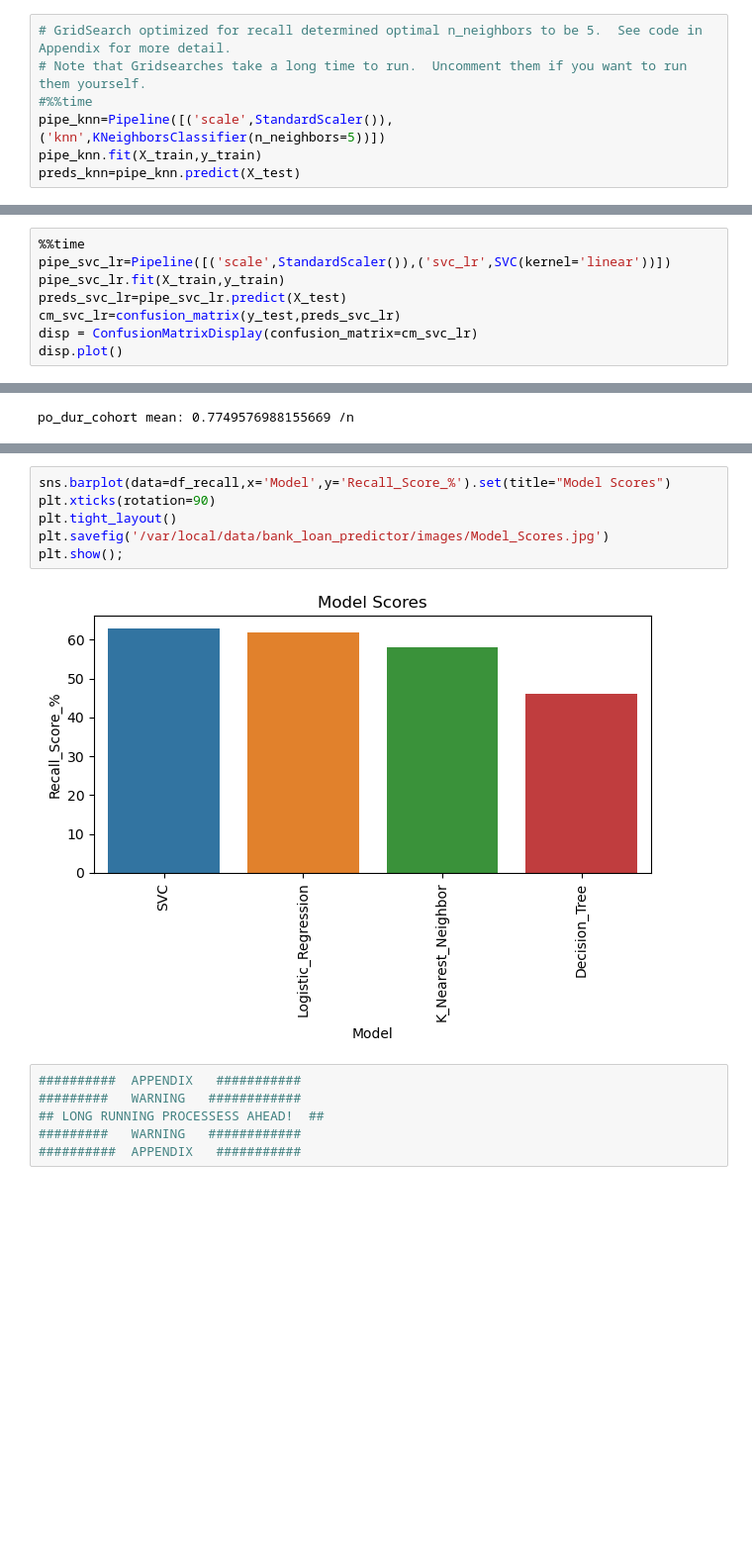
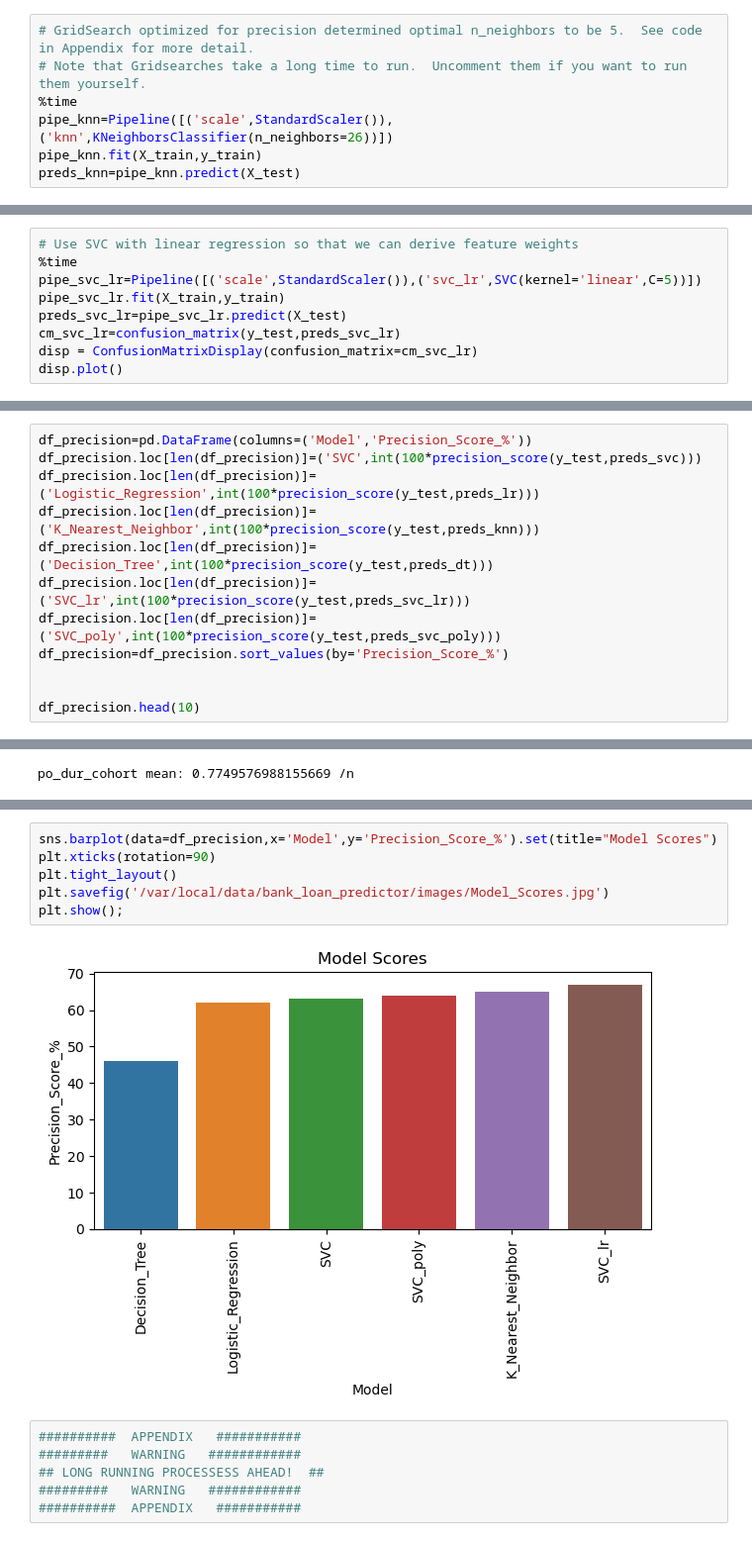
Before and after one commit to JOSHUAGITBERG/bank_loan_predictor, a Jupyter notebook: bank_load_predictor_workbook.ipynb, the cells around one changed output, grey strips where cells are left out. Shown at 99% size. Drawn from its saved outputs; the diff is of its cells as text; blank space fills up the shorter version.

```diff
--- a/bank_load_predictor_workbook.ipynb
+++ b/bank_load_predictor_workbook.ipynb
@@ -138,7 +123,7 @@ Name: y, dtype: int64
 # %%
-# GridSearch optimized for recall determined optimal n_neighbors to be 5.  See code in Appendix for more detail.
+# GridSearch optimized for precision determined optimal n_neighbors to be 5.  See code in Appendix for more detail.
 # Note that Gridsearches take a long time to run.  Uncomment them if you want to run them yourself.
-#%%time
-pipe_knn=Pipeline([('scale',StandardScaler()),('knn',KNeighborsClassifier(n_neighbors=5))])
+%time
+pipe_knn=Pipeline([('scale',StandardScaler()),('knn',KNeighborsClassifier(n_neighbors=26))])
 pipe_knn.fit(X_train,y_train)
 preds_knn=pipe_knn.predict(X_test)
@@ -211,8 +200,9 @@ disp.plot()
 <sklearn.metrics._plot.confusion_matrix.ConfusionMatrixDisplay at 0x...>
 [figure]
 # %%
-%%time
-pipe_svc_lr=Pipeline([('scale',StandardScaler()),('svc_lr',SVC(kernel='linear'))])
+# Use SVC with linear regression so that we can derive feature weights
+%time
+pipe_svc_lr=Pipeline([('scale',StandardScaler()),('svc_lr',SVC(kernel='linear',C=5))])
 pipe_svc_lr.fit(X_train,y_train)
 preds_svc_lr=pipe_svc_lr.predict(X_test)
 cm_svc_lr=confusion_matrix(y_test,preds_svc_lr)
@@ -237,2 +227,14 @@ Wall time: 15.6 s
 <sklearn.metrics._plot.confusion_matrix.ConfusionMatrixDisplay at 0x...>
 [figure]
+# %%
+df_precision=pd.DataFrame(columns=('Model','Precision_Score_%'))
+df_precision.loc[len(df_precision)]=('SVC',int(100*precision_score(y_test,preds_svc)))
+df_precision.loc[len(df_precision)]=('Logistic_Regression',int(100*precision_score(y_test,preds_lr)))
+df_precision.loc[len(df_precision)]=('K_Nearest_Neighbor',int(100*precision_score(y_test,preds_knn)))
+df_precision.loc[len(df_precision)]=('Decision_Tree',int(100*precision_score(y_test,preds_dt)))
+df_precision.loc[len(df_precision)]=('SVC_lr',int(100*precision_score(y_test,preds_svc_lr)))
+df_precision.loc[len(df_precision)]=('SVC_poly',int(100*precision_score(y_test,preds_svc_poly)))
+df_precision=df_precision.sort_values(by='Precision_Score_%')
+
+
+df_precision.head(10)
@@ -553,11 +558,11 @@ df_recall.head()
 # %%
-sns.barplot(data=df_recall,x='Model',y='Recall_Score_%').set(title="Model Scores")
+sns.barplot(data=df_precision,x='Model',y='Precision_Score_%').set(title="Model Scores")
 plt.xticks(rotation=90)
 plt.tight_layout()
 plt.savefig('/var/local/data/bank_loan_predictor/images/Model_Scores.jpg')
 plt.show();
 # %% [output]
-[figure, old version]
+[figure, new version]
 # %%
 ##########  APPENDIX   ###########
 #########   WARNING   ############
```
Also changed, not shown: parts of 47 cells of this notebook, 5 other files.
